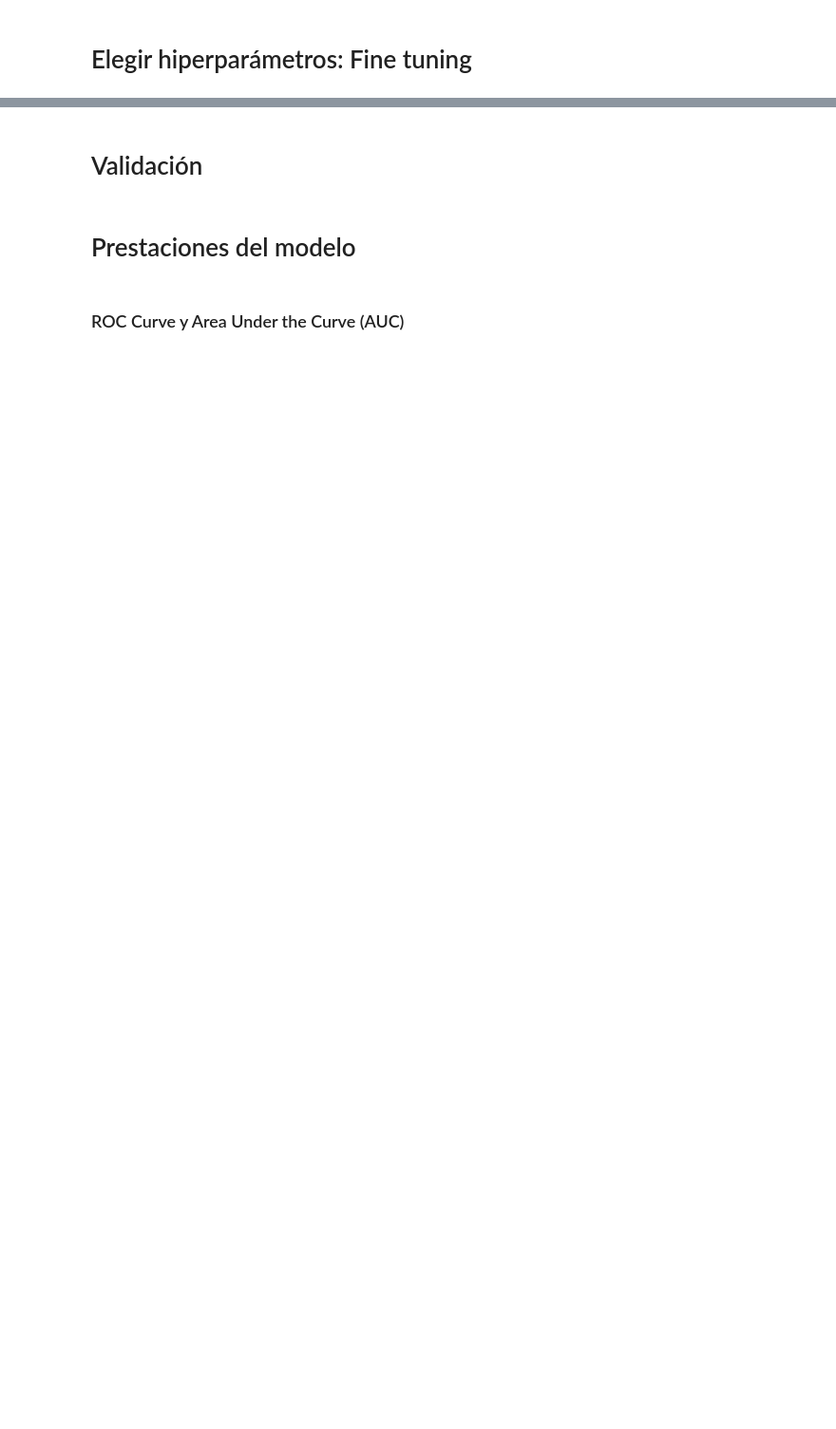
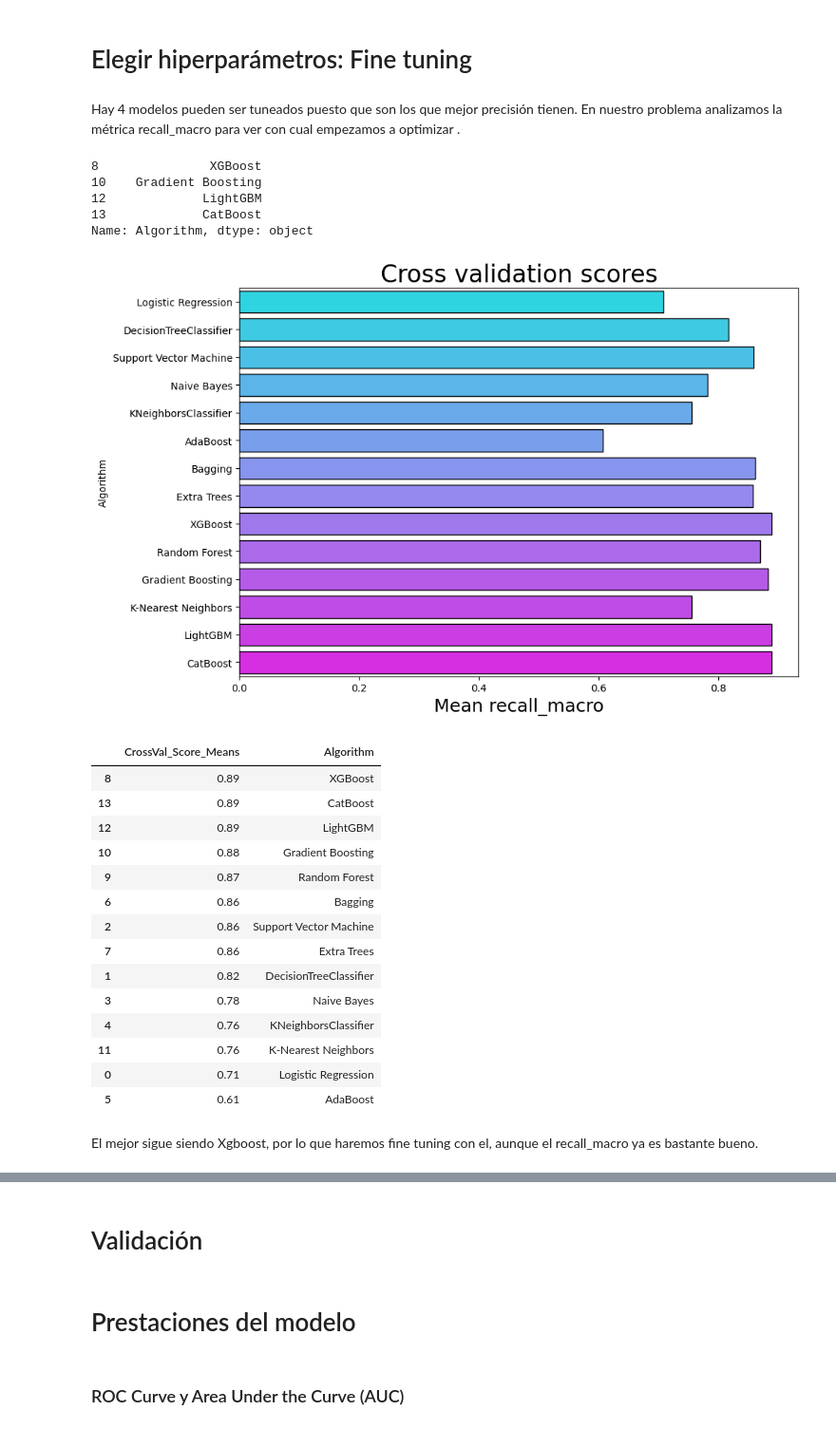
Before and after one commit to angelrodnah/Obesity, a Jupyter notebook: src/notebooks/project_resume.ipynb, the cells around one changed output, grey strips where cells are left out. Shown at 95% size. Saved outputs shown, nothing was run; the diff lists cells and outputs as text; code cells hidden in the pictures; blank space fills up the shorter version.

```diff
--- a/src/notebooks/project_resume.ipynb
+++ b/src/notebooks/project_resume.ipynb
@@ -772,0 +772,32 @@ cv_df
+# %% [markdown]
+Hay 4 modelos pueden ser tuneados puesto que son los que mejor precisión tienen. En nuestro problema analizamos la métrica recall_macro para ver con cual empezamos a optimizar .
+# %%
+cv_df[cv_df.CrossVal_Score_Means>=0.89].Algorithm
+# %% [output]
+8               XGBoost
+10    Gradient Boosting
+12             LightGBM
+13             CatBoost
+Name: Algorithm, dtype: object
+# %%
+cv_df=perform_cross_validation(modelos, X_train_fs, y_train,  metric='recall_macro')
+cv_df.sort_values(by='CrossVal_Score_Means', ascending=False)
+# %% [output]
+[figure, added]
+|  | CrossVal_Score_Means | Algorithm |
+| 8 | 0.89 | XGBoost |
+| 13 | 0.89 | CatBoost |
+| 12 | 0.89 | LightGBM |
+| 10 | 0.88 | Gradient Boosting |
+| 9 | 0.87 | Random Forest |
+| 6 | 0.86 | Bagging |
+| 2 | 0.86 | Support Vector Machine |
+| 7 | 0.86 | Extra Trees |
+| 1 | 0.82 | DecisionTreeClassifier |
+| 3 | 0.78 | Naive Bayes |
+| 4 | 0.76 | KNeighborsClassifier |
+| 11 | 0.76 | K-Nearest Neighbors |
+| 0 | 0.71 | Logistic Regression |
+| 5 | 0.61 | AdaBoost |
+# %% [markdown]
+El mejor sigue siendo Xgboost, por lo que haremos fine tuning con el, aunque el recall_macro ya es bastante bueno.
```
Also changed, not shown: parts of 15 cells of this notebook, 5 other files.
